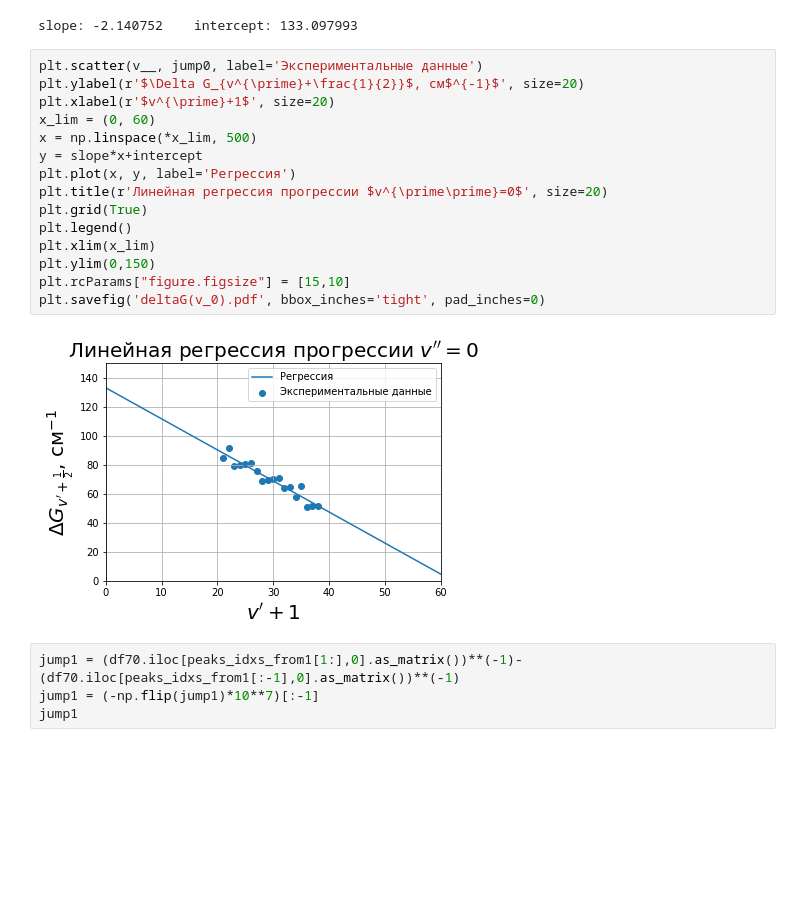
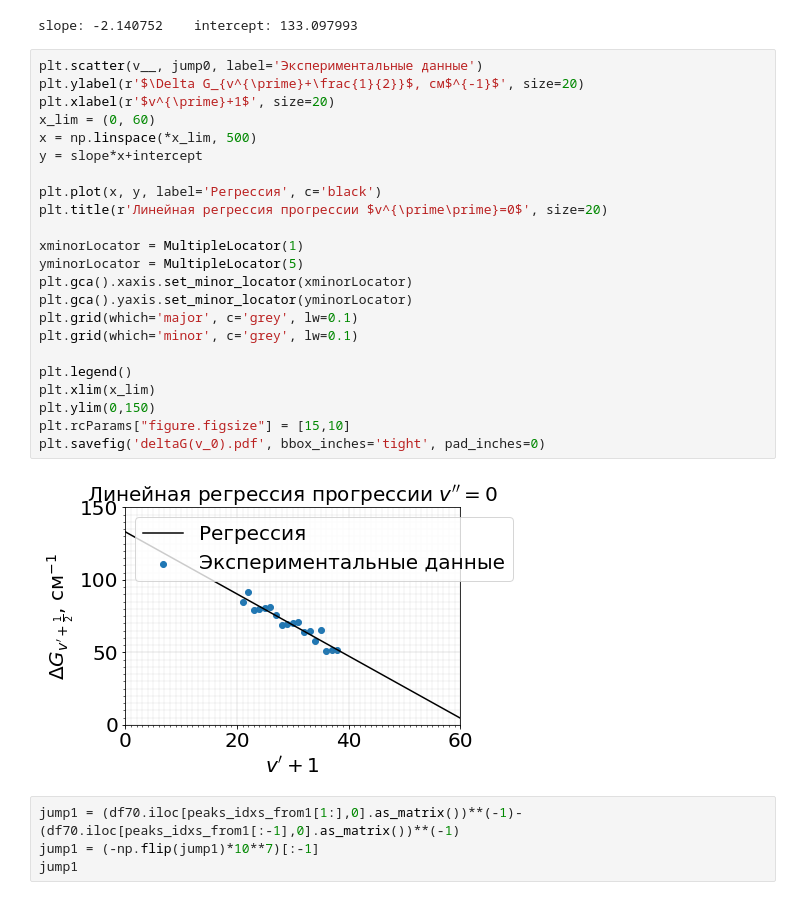
Before and after one commit to alekseik1/PMI, a Jupyter notebook: I2/data/Analysis.ipynb, the cells around one changed output. Cells and saved outputs as stored; diff of their text form; blank space fills up the shorter version.

```diff
--- a/I2/data/Analysis.ipynb
+++ b/I2/data/Analysis.ipynb
@@ -334,20 +337,28 @@ slope: -2.140752    intercept: 133.097993
 # %%
 plt.scatter(v__, jump0, label='Экспериментальные данные')
 plt.ylabel(r'$\Delta G_{v^{\prime}+\frac{1}{2}}$, см$^{-1}$', size=20)
 plt.xlabel(r'$v^{\prime}+1$', size=20)
 x_lim = (0, 60)
 x = np.linspace(*x_lim, 500)
 y = slope*x+intercept
-plt.plot(x, y, label='Регрессия')
+
+plt.plot(x, y, label='Регрессия', c='black')
 plt.title(r'Линейная регрессия прогрессии $v^{\prime\prime}=0$', size=20)
-plt.grid(True)
+
+xminorLocator = MultipleLocator(1)
+yminorLocator = MultipleLocator(5)
+plt.gca().xaxis.set_minor_locator(xminorLocator)
+plt.gca().yaxis.set_minor_locator(yminorLocator)
+plt.grid(which='major', c='grey', lw=0.1)
+plt.grid(which='minor', c='grey', lw=0.1)
+
 plt.legend()
 plt.xlim(x_lim)
 plt.ylim(0,150)
 plt.rcParams["figure.figsize"] = [15,10]
 plt.savefig('deltaG(v_0).pdf', bbox_inches='tight', pad_inches=0)
 # %% [output]
-[figure, old version]
+[figure, new version]
 # %%
 jump1 = (df70.iloc[peaks_idxs_from1[1:],0].as_matrix())**(-1)-(df70.iloc[peaks_idxs_from1[:-1],0].as_matrix())**(-1)
 jump1 = (-np.flip(jump1)*10**7)[:-1]
```
Also changed, not shown: parts of 18 cells of this notebook, 3 other files.
